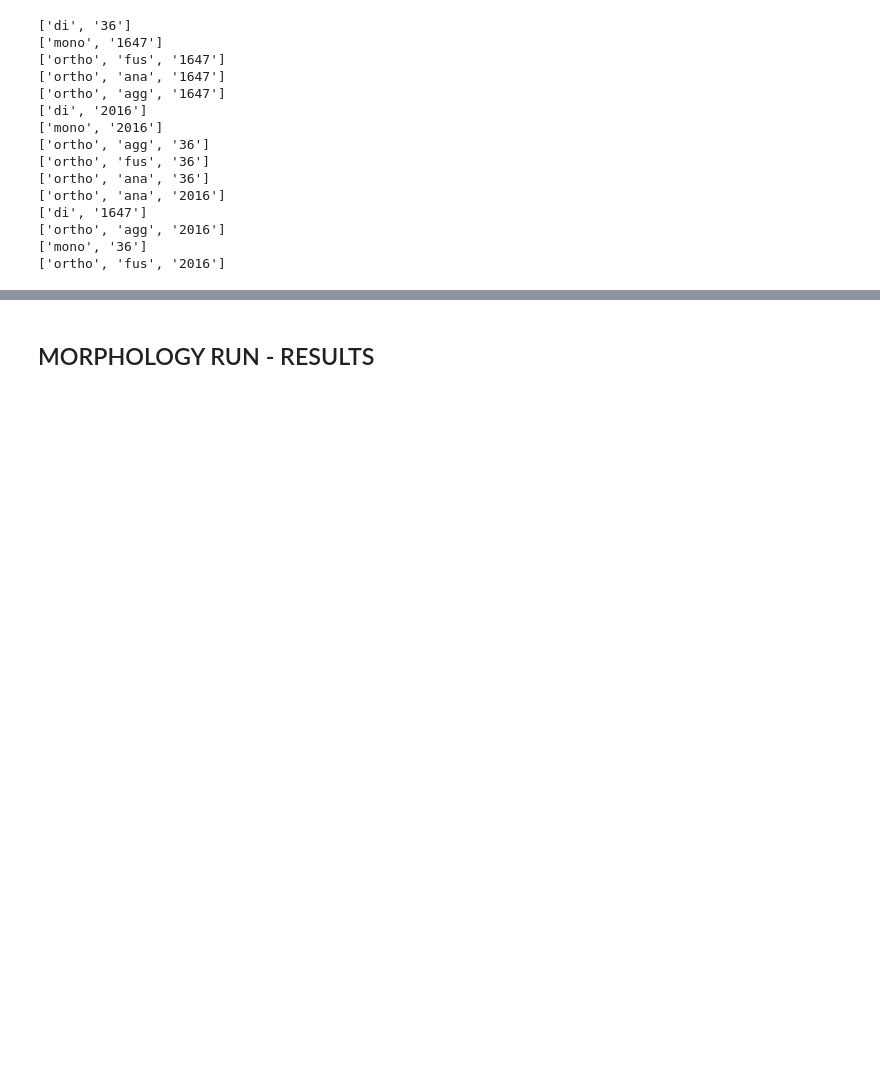
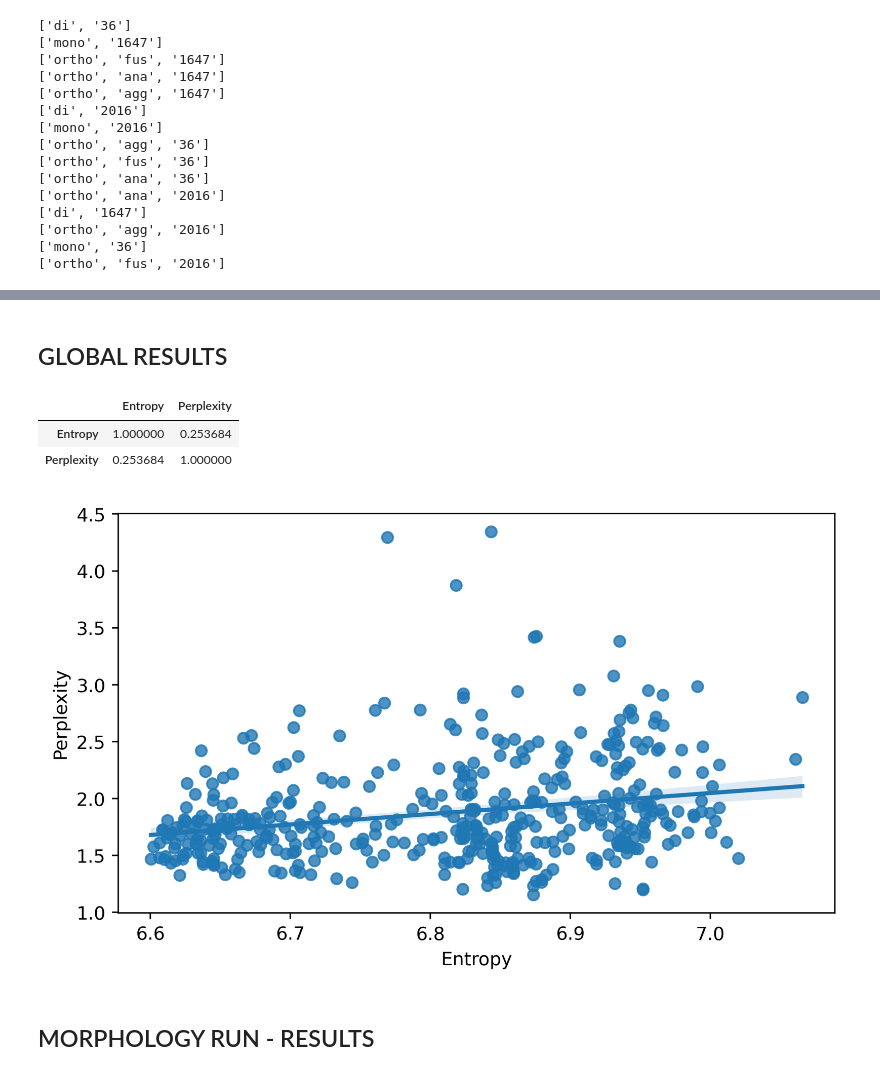
Before and after one commit to WHeerema-RUG/mathesis, a Jupyter notebook: results_display.ipynb, the cells around one changed output, grey strips where cells are left out. Saved outputs shown, nothing was run; the diff lists cells and outputs as text; code cells hidden in the pictures; blank space fills up the shorter version.

Commit message:
updated results

```diff
--- a/results_display.ipynb
+++ b/results_display.ipynb
@@ -82,3 +99,18 @@ import matplotlib.pyplot as plt
+# %% [markdown]
+## GLOBAL RESULTS
+# %%
+df_epoch1 = dfm[dfm["Epoch"] == "1"]
+df_epoch1[["Entropy", "Perplexity"]].corr(method=cor)
+# %% [output]
+|  | Entropy | Perplexity |
+| Entropy | 1.000000 | 0.253684 |
+| Perplexity | 0.253684 | 1.000000 |
+# %%
+plt.figure(figsize=(x, y), dpi=400)
+sns.regplot(data=df_epoch1, x="Entropy", y="Perplexity")
+plt.savefig("cor."+save_format, format=save_format)
+# %% [output]
+[figure, added]
 # %% [markdown]
 ## MORPHOLOGY RUN - RESULTS
 # %%
```
Also changed, not shown: parts of 18 cells of this notebook.
